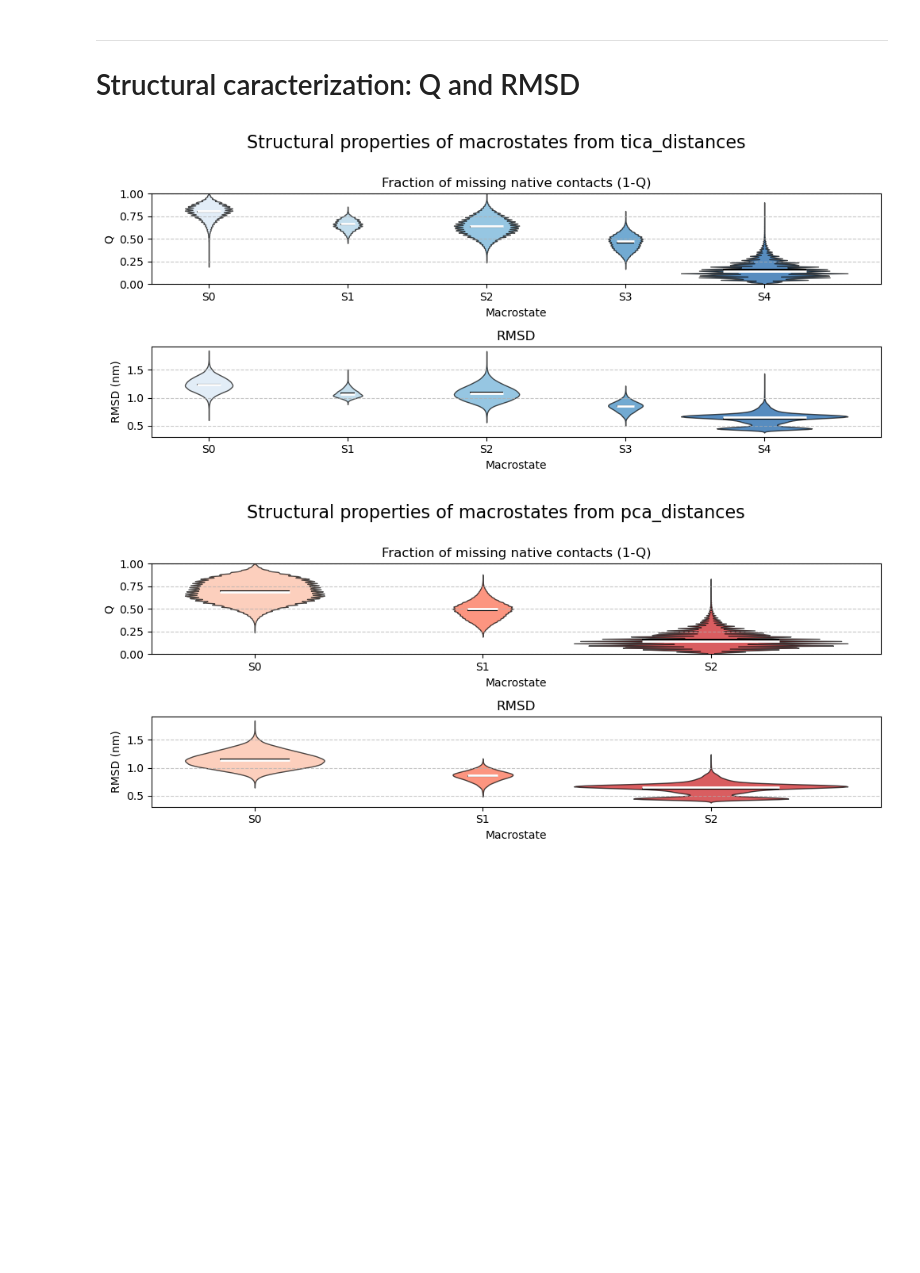
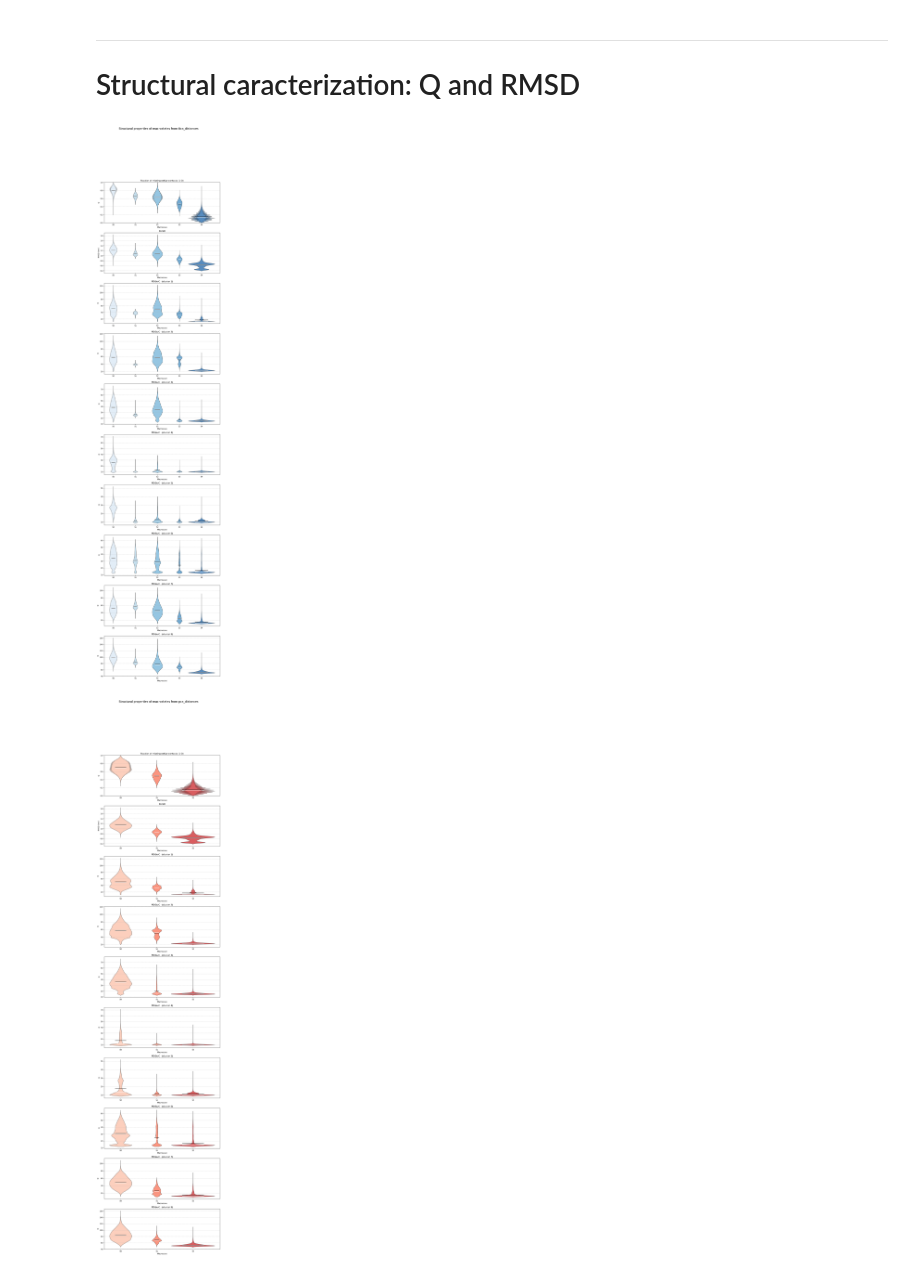
Before and after one commit to miriamzara/MSM, a Jupyter notebook: root/notebooks/step_4new_analysis.ipynb, the cells around one changed output. Drawn from its saved outputs; the diff is of its cells as text; code cells hidden in the pictures; blank space fills up the shorter version.

```diff
--- a/root/notebooks/step_4new_analysis.ipynb
+++ b/root/notebooks/step_4new_analysis.ipynb
@@ -36,12 +33,18 @@ tica_dim_distances = 5
 tica_dim_dihedrals = 7
 pca_dim_distances = 5
 pca_dim_dihedrals = 7
+
+
+
 tica_dihedrals = np.load(f"../intermediate_outputs/dimred/tica_lag_{tica_lag}_dim_{tica_dim_dihedrals}_dihedrals.npy")
 pca_dihedrals = np.load(f"../intermediate_outputs/dimred/pca_dim_{pca_dim_dihedrals}_dihedrals.npy")
 tica_distances = np.load(f"../intermediate_outputs/dimred/tica_lag_{tica_lag}_dim_{tica_dim_distances}_distances.npy")
 pca_distances = np.load(f"../intermediate_outputs/dimred/pca_dim_{pca_dim_distances}_distances.npy")
 Q_timeseries = np.load(f"../intermediate_outputs/Q_timeseries_all.npy")
 RMSD_timeseries = np.load(f"../intermediate_outputs/RMSD_crystal_nm.npy")
+
+MOSAIC_Q_timeseries = [np.load(f"../intermediate_outputs/totdist_timeseries_MOSAIC{i}.npy") for i in range(1, 9)]
+
 
 
 trajectories = [tica_distances, pca_distances, tica_dihedrals, pca_dihedrals]
@@ -95,7 +98,8 @@ One microsecond in frames 5086
 ---
 #### Build markov model to estimate self-transition probabilities (metastability)
 # %%
-msm_lag = 100 # same as for microstate msm
+#msm_lag = 100 # same as for microstate msm
+msm_lag = 100 * 5
 
 estimator_counts = TransitionCountEstimator(lagtime=int(msm_lag), count_mode="sliding-effective")
 
@@ -182,7 +185,7 @@ palettes = [sns.color_palette(palette_names[i], n_colors=macrostates_dict[name])
 
 plot_every_frames = 10
 
-fig, axs = plt.subplots(1, 4, figsize=(20, 5))
+fig, axs = plt.subplots(3, 4, figsize=(20, 15))
 
 for i, name in enumerate(trajectories_labels):
     assignments = np.asarray(pcca_assignments_dict[name])
@@ -196,7 +199,7 @@ for i, name in enumerate(trajectories_labels):
         for s in assignments[::plot_every_frames]
     ]
 
-    ax = axs[i]
+    ax = axs[0, i]
 
     ax.scatter(trajectories[i][:, 0][::plot_every_frames], trajectories[i][:, 1][::plot_every_frames], c=colors, s=0.4, alpha=1, rasterized=True)
 
@@ -206,8 +209,26 @@ for i, name in enumerate(trajectories_labels):
 
     # legend for this panel
     handles = [Patch(color=state_to_color[s], label=f"{s}") for s in states]
+    ax.legend(handles=handles, title="Macrostate", fontsize=8, loc="best")
 
-    ax.legend(handles=handles, title="Macrostate", fontsize=8, loc="best")
+
+
+    ax = axs[1, i]
+    # Plot populations  of macrostates
+    ax.bar(states, macro_msm_dict[name].stationary_distribution[states], color=[state_to_color[s] for s in states], alpha=0.7)
+    ax.set_xlabel("Macrostate")
+    ax.set_ylabel("Stationary Probability")
+
+
+
+    ax = axs[2, i]
+    # Plot metastability of macrostates
+    ax.bar(states, np.diag(macro_msm_dict[name].transition_matrix), color=[state_to_color[s] for s in states], alpha=0.7)
+    ax.set_xlabel("Macrostate")
+    ax.set_ylabel("Metastability")
+
+
+
 
 plt.tight_layout()
 plt.show()
@@ -292,30 +313,38 @@ for name_A in model_names:
 # %%
 for i, name in enumerate(trajectories_labels):
     macro_traj = pcca_assignments_dict[name]
     n_macro = macrostates_dict[name]
 
 
-    fig, axs = plt.subplots(nrows = 2, ncols = 1, figsize=(10, 4))
+    fig, axs = plt.subplots(nrows = 10, ncols = 1, figsize=(10, 40))
 
 
     ax = axs[0]
     ax, vp = pu.make_violin_plot(ax, macro_traj, 1- Q_timeseries, n_macro, macro_color_sequence = palettes[i])
     ax.set_title("Fraction of missing native contacts (1-Q)")
     ax.set_ylim(0, 1)
-    ax.set_ylabel("Q")
+    ax.set_ylabel("1 - Q")
     ax.grid(axis='y', linestyle='--', alpha=0.7)
 
 
     ax = axs[1]
     ax, vp = pu.make_violin_plot(ax, macro_traj, RMSD_timeseries, n_macro, macro_color_sequence = palettes[i])
     ax.set_title("RMSD")
     ax.set_ylabel("RMSD (nm)")
     ax.grid(axis='y', linestyle='--', alpha=0.7)
 
+
+    for mosaic in range(0, 8):
+        ax = axs[mosaic + 2]
+        ax, vp = pu.make_violin_plot(ax, macro_traj, 1 - MOSAIC_Q_timeseries[mosaic], n_macro, macro_color_sequence = palettes[i])
+        ax.set_title(f"MOSAIC - (cluster {mosaic + 1})")
+        ax.set_ylabel("1 - Q")
+        ax.grid(axis='y', linestyle='--', alpha=0.7)
+
     plt.tight_layout()
     plt.suptitle(f"Structural properties of macrostates from {name}", y=1.1, fontsize = 16)
     print("\n\n\n\n")
     plt.show()
 # %% [output]
-[figure, old version]
+[figure, new version]
-[figure, old version]
+[figure, new version]
```
Also changed, not shown: parts of 5 cells of this notebook.
